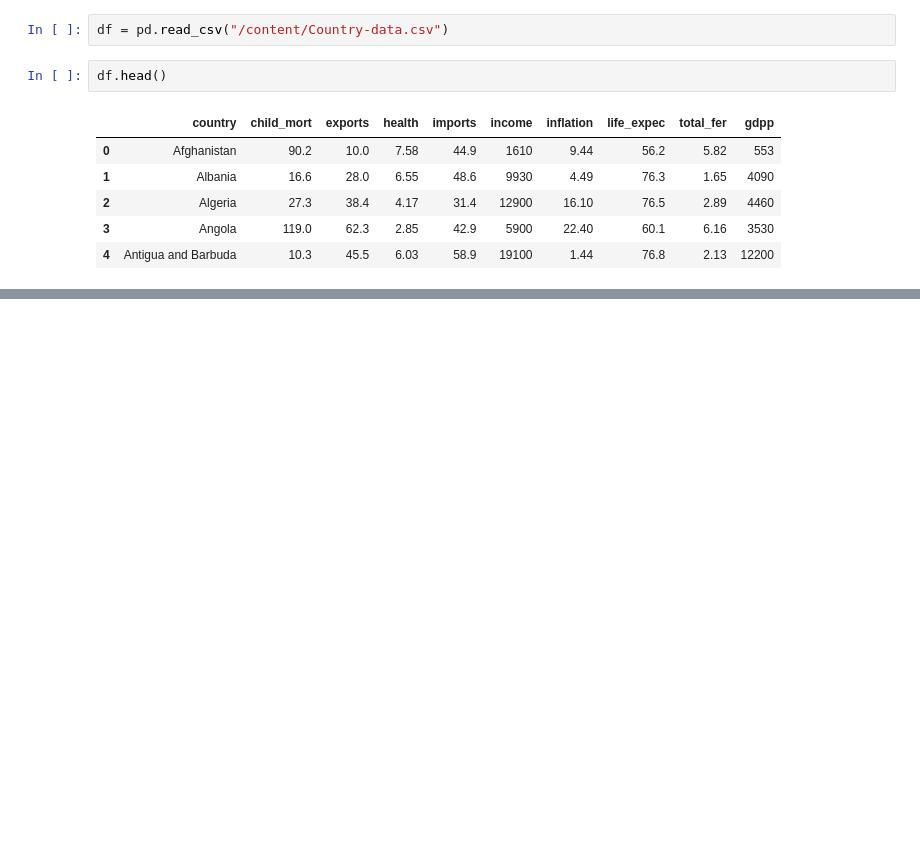
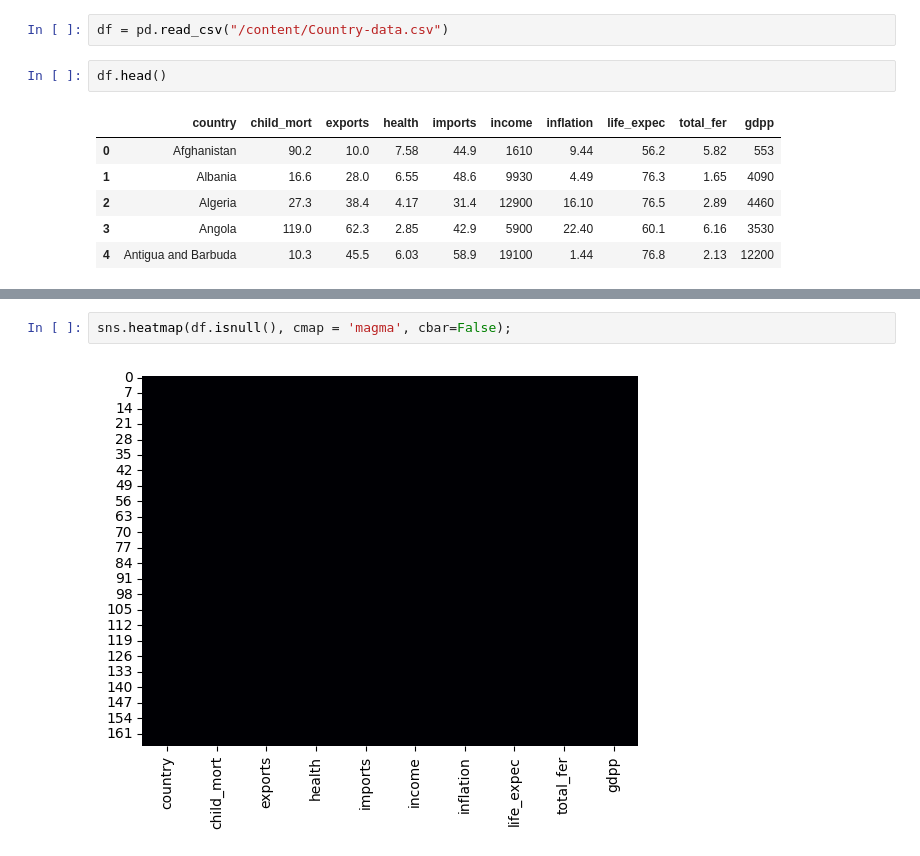
Before and after one commit to rizz045/Country-Data-Exploration-and-Preediction--Unsupervised-learning-, a Jupyter notebook: Country_Data_Exploration_and_Prediction.ipynb, the cells around one changed output, grey strips where cells are left out. Saved outputs shown, nothing was run; the diff lists cells and outputs as text; blank space fills up the shorter version.

```diff
--- a/Country_Data_Exploration_and_Prediction.ipynb
+++ b/Country_Data_Exploration_and_Prediction.ipynb
@@ -28,0 +90,4 @@ df.head()
+# %%
+sns.heatmap(df.isnull(), cmap = 'magma', cbar=False);
+# %% [output]
+[figure, added]
```
Also changed, not shown: parts of 6 cells of this notebook.
